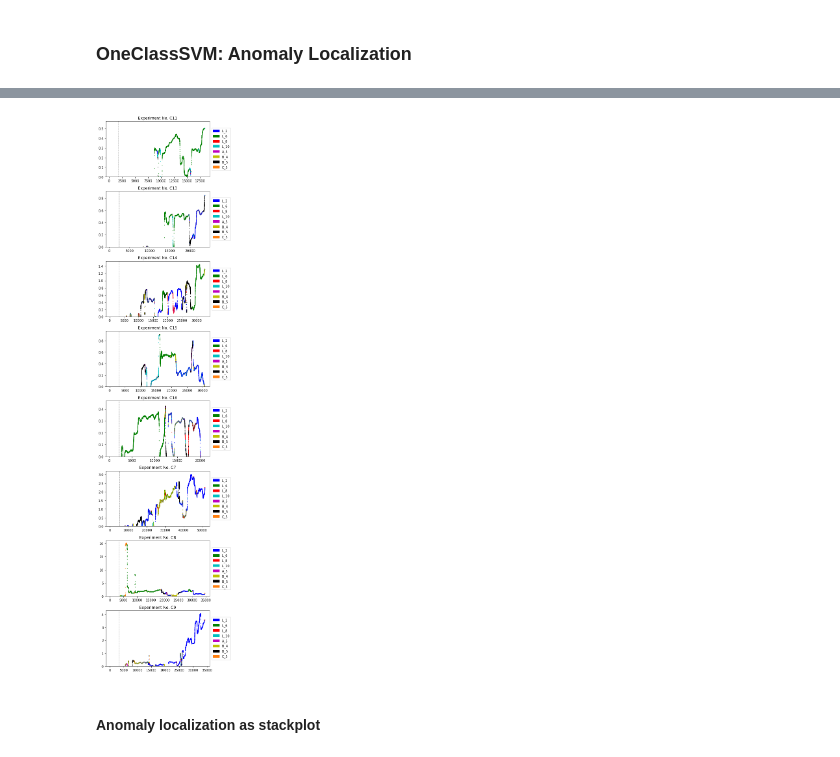
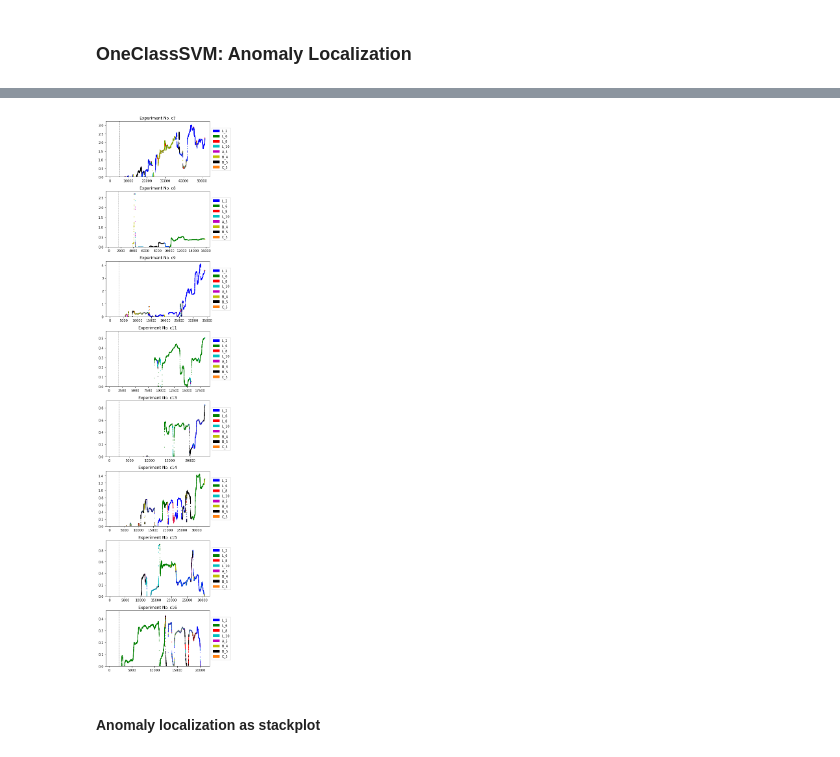
Before and after one commit to dglttr/dm_seminar_ws2020, a Jupyter notebook: notebooks/main.ipynb, the cells around one changed output, grey strips where cells are left out. Cells and saved outputs as stored; diff of their text form; code cells hidden in the pictures.

```diff
--- a/notebooks/main.ipynb
+++ b/notebooks/main.ipynb
@@ -240,10 +257,11 @@ def most_diverging_feature(x: pd.Series, bmu_weights: np.ndarray) -> str:
 
 som_anom_loc = [[most_diverging_feature(row, get_bmu_weights(models[i], row))
                  for index, row in file.iterrows()]
-                for i, file in enumerate(files)]
+                for i, file in enumerate(files.values())]
 
 colors_som_anom_loc = [[COLORMAP[el] for el in file] for file in som_anom_loc]
 
+
 print("Computed SOM Anomaly localization.")
 # %% [output]
 Computed SOM Anomaly localization.
@@ -251,14 +269,28 @@ Wall time: 2min 40s
 # %%
+legend_kwargs = {
+    "handles": [matplotlib.patches.Patch(color=value, label=key, edgecolor="b") for key, value in COLORMAP.items()],
+    "loc": "center right",
+    "bbox_to_anchor": (1.22, 0.5)
+}
+
+"""
+plot_all_experiments(rolling_medians_som, experiment_names=list(files.keys()),
+                     test_train_split=TEST_TRAIN_SPLIT,
+                     savefig="C:/Users/Daniel/Desktop/SOM_final_anom_loc_50x50_10000epochs_noNorm.png",
+                     colors=colors_som_anom_loc,
+                     legend_kwargs=legend_kwargs)
+"""
+
 # Plot
 fig, ax = plt.subplots(8, 1)
 fig.set_size_inches(6, 24)
 
 patches = [matplotlib.patches.Patch(color=value, label=key, edgecolor="b") for key, value in COLORMAP.items()]
 
-for i, dataset in enumerate(files):
+for i, dataset in enumerate(files.values()):
     axis = ax[i]
     axis.scatter(x=rolling_medians_som[i].index, y=rolling_medians_som[i], c=colors_som_anom_loc[i][:-1], s=1)
-    axis.set_title(f"Experiment No. {EXPERIMENT_NAMES[i]}")
+    axis.set_title(f"Experiment No. {list(files.keys())[i]}")
 
     # Add test_train_split line
     test_train_split_index = int(len(dataset) * TEST_TRAIN_SPLIT)
@@ -280,8 +312,8 @@ plt.show()
 SVM_KERNEL = "rbf"
 SVM_NU = 0.01
 
-models_svm = [OneClassSVM(kernel=SVM_KERNEL, nu=SVM_NU).fit(train) for train in train_files]
-predictions_svm = [pd.DataFrame(model.decision_function(files[i])) for i, model in enumerate(models_svm)]
+models_svm = [OneClassSVM(kernel=SVM_KERNEL, nu=SVM_NU).fit(train) for train in train_files.values()]
+predictions_svm = [pd.DataFrame(models_svm[i].decision_function(file)) for i, file in enumerate(files.values())]
 
 rolling_medians = [-1 * pred.rolling(WINDOW).median() for pred in predictions_svm]  # multiply with -1 so that plot has same orientation as SOM plot
 
@@ -313,7 +345,7 @@ def most_diverging_feature(x: pd.Series, model: OneClassSVM) -> str:
 
 oc_svm_anom_loc = [[most_diverging_feature(row, models_svm[i])
                           for index, row in file.iterrows()]
-                         for i, file in enumerate(files)]
+                         for i, file in enumerate(files.values())]
 
 colors_oc_svm_anom_loc = [[COLORMAP[el] for el in file] for file in oc_svm_anom_loc]
 
@@ -324,29 +356,41 @@ Wall time: 2min 16s
 # %%
+legend_kwargs = {
+    "patches": [matplotlib.patches.Patch(color=value, label=key, edgecolor="b") for key, value in COLORMAP.items()],
+    "loc": "center right",
+    "bbox_to_anchor": (1.22, 0.5)
+}
+
+"""
+plot_all_experiments(files.values(), experiment_names=list(files.keys()),
+                     test_train_split=TEST_TRAIN_SPLIT,
+                     savefig="C:/Users/Daniel/Desktop/SVM_final_anom_loc_noNorm.png",
+                     legend_kwargs=legend_kwargs)
+"""
 # Plot
 fig, ax = plt.subplots(8, 1)
 fig.set_size_inches(6, 24)
 
 patches = [matplotlib.patches.Patch(color=value, label=key, edgecolor="b") for key, value in COLORMAP.items()]
 
-for i, dataset in enumerate(files):
+for i, dataset in enumerate(files.values()):
     axis = ax[i]
     axis.scatter(x=rolling_medians[i].index, y=rolling_medians[i], c=colors_oc_svm_anom_loc[i], s=1)
-    axis.set_title(f"Experiment No. {EXPERIMENT_NAMES[i]}")
+    axis.set_title(f"Experiment No. {list(files.keys())[i]}")
 
     # Add test_train_split line
     test_train_split_index = int(len(dataset) * TEST_TRAIN_SPLIT)
     axis.axvline(x=test_train_split_index, color="grey", linestyle="--", linewidth=1)
 
     # Add legend
     axis.legend(handles=patches, loc="center right", bbox_to_anchor=(1.22, 0.5))
     axis.set_ylim(bottom=0.0)   # plot only outliers (decision_function <= 0 umgedreht durch -1 oben)
 
 plt.tight_layout()
 
 plt.savefig("C:/Users/Daniel/Desktop/SVM_final_anom_loc_noNorm.png")
 plt.show()
 # %% [output]
-[figure, old version]
+[figure, new version]
 # %% [markdown]
 #### Anomaly localization as stackplot
 # %%
```
Also changed, not shown: parts of 15 cells of this notebook, 1 other file.
